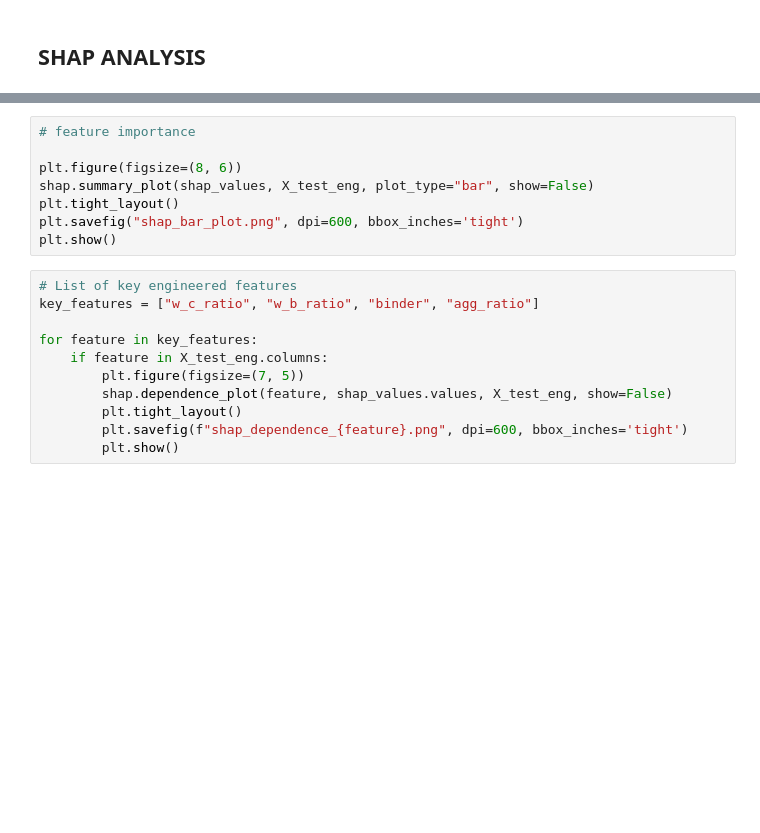
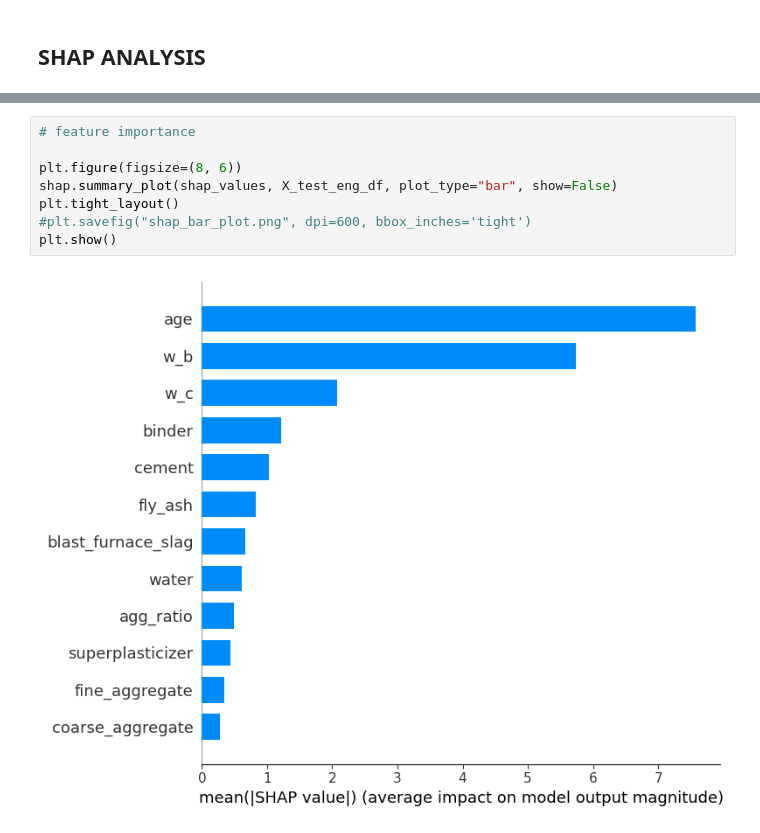
Before and after one commit to AbubakarDanhaya/Concrete_research, a Jupyter notebook: Feature_Design/ML_Modelling/notebook.ipynb, the cells around one changed output, grey strips where cells are left out. Saved outputs shown, nothing was run; the diff lists cells and outputs as text; blank space fills up the shorter version.

```diff
--- a/Feature_Design/ML_Modelling/notebook.ipynb
+++ b/Feature_Design/ML_Modelling/notebook.ipynb
@@ -294,22 +298,13 @@ plt.show()
 # %%
 # feature importance
 
 plt.figure(figsize=(8, 6))
-shap.summary_plot(shap_values, X_test_eng, plot_type="bar", show=False)
+shap.summary_plot(shap_values, X_test_eng_df, plot_type="bar", show=False)
 plt.tight_layout()
-plt.savefig("shap_bar_plot.png", dpi=600, bbox_inches='tight')
+#plt.savefig("shap_bar_plot.png", dpi=600, bbox_inches='tight')
 plt.show()
+# %% [output]
+[figure, added]
-# %%
-# List of key engineered features
-key_features = ["w_c_ratio", "w_b_ratio", "binder", "agg_ratio"]
-
-for feature in key_features:
-    if feature in X_test_eng.columns:
-        plt.figure(figsize=(7, 5))
-        shap.dependence_plot(feature, shap_values.values, X_test_eng, show=False)
-        plt.tight_layout()
-        plt.savefig(f"shap_dependence_{feature}.png", dpi=600, bbox_inches='tight')
-        plt.show()
 # %%
 #Explain one sample prediction
 
```
Also changed, not shown: parts of 3 cells of this notebook.
